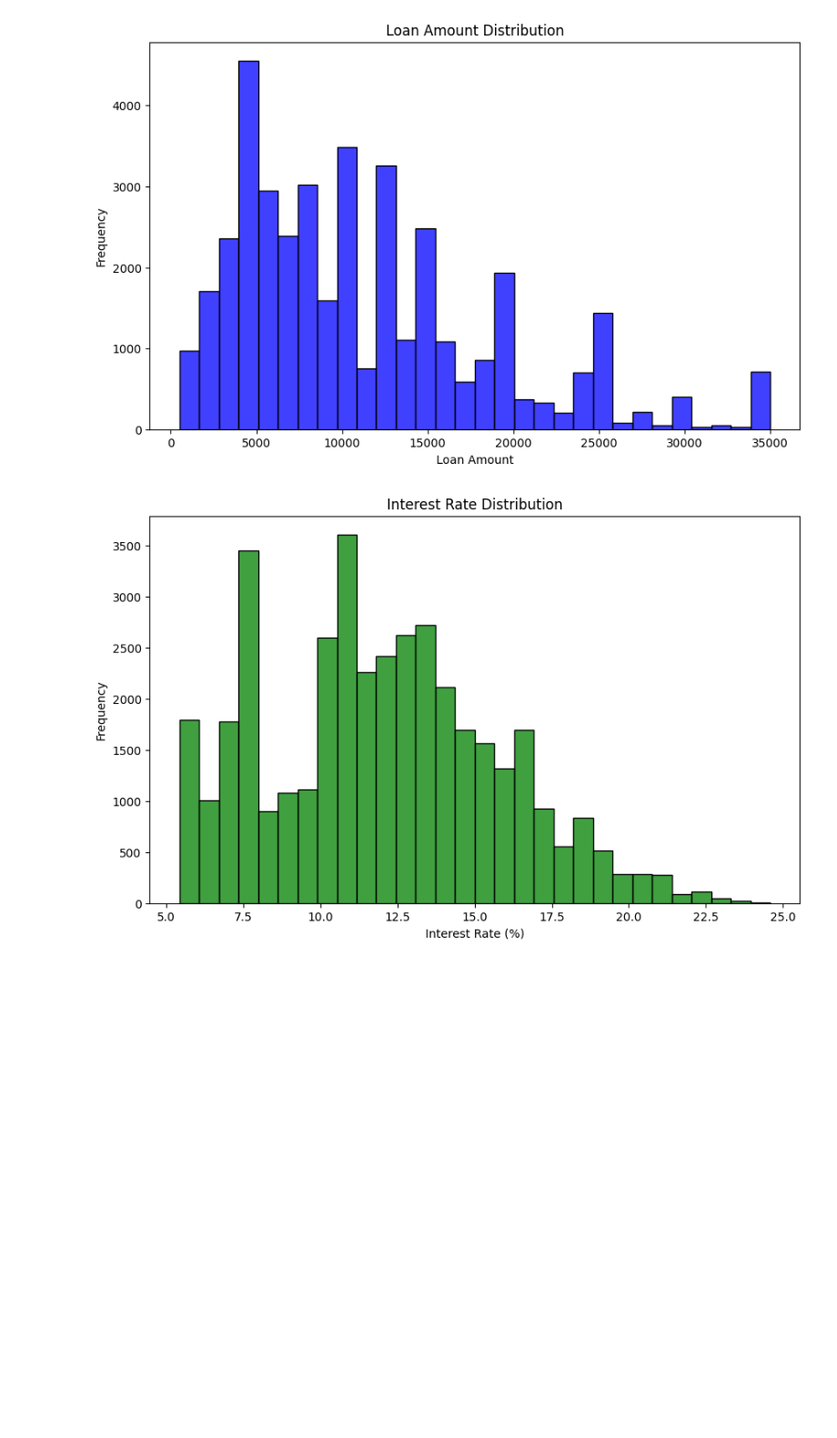
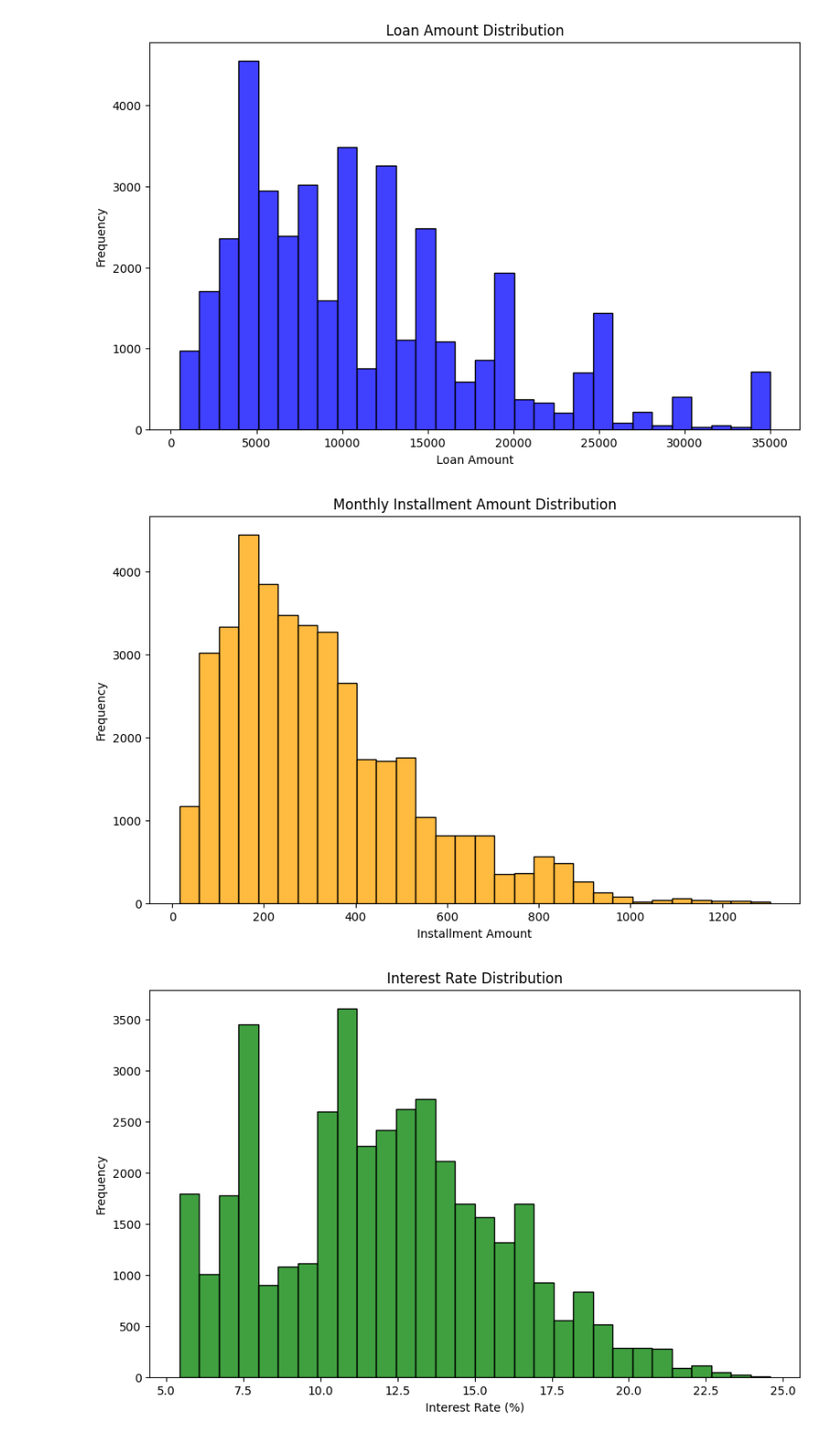
Before and after one commit to gowthambalram/LendingClubCaseStudy, a Jupyter notebook: gowtham_neelapareddy.ipynb, the cells around one changed output. Shown at 91% size. Saved outputs shown, nothing was run; the diff lists cells and outputs as text; code cells hidden in the pictures; blank space fills up the shorter version.

```diff
--- a/gowtham_neelapareddy.ipynb
+++ b/gowtham_neelapareddy.ipynb
@@ -93,6 +93,18 @@ plt.ylabel('Frequency')
 plt.show()
 # %% [output]
 [figure]
+# %%
+import matplotlib.pyplot as plt
+import seaborn as sns
+# Analyzing the distribution of Installment
+plt.figure(figsize=(10, 6))
+sns.histplot(loan_data['installment'], bins=30, kde=False, color='orange')
+plt.title('Monthly Installment Amount Distribution')
+plt.xlabel('Installment Amount')
+plt.ylabel('Frequency')
+plt.show()
+# %% [output]
+[figure, added]
 # %%
 # Analyzing the distribution of interest rates
 plt.figure(figsize=(10, 6))
```
Also changed, not shown: parts of 8 cells of this notebook.
